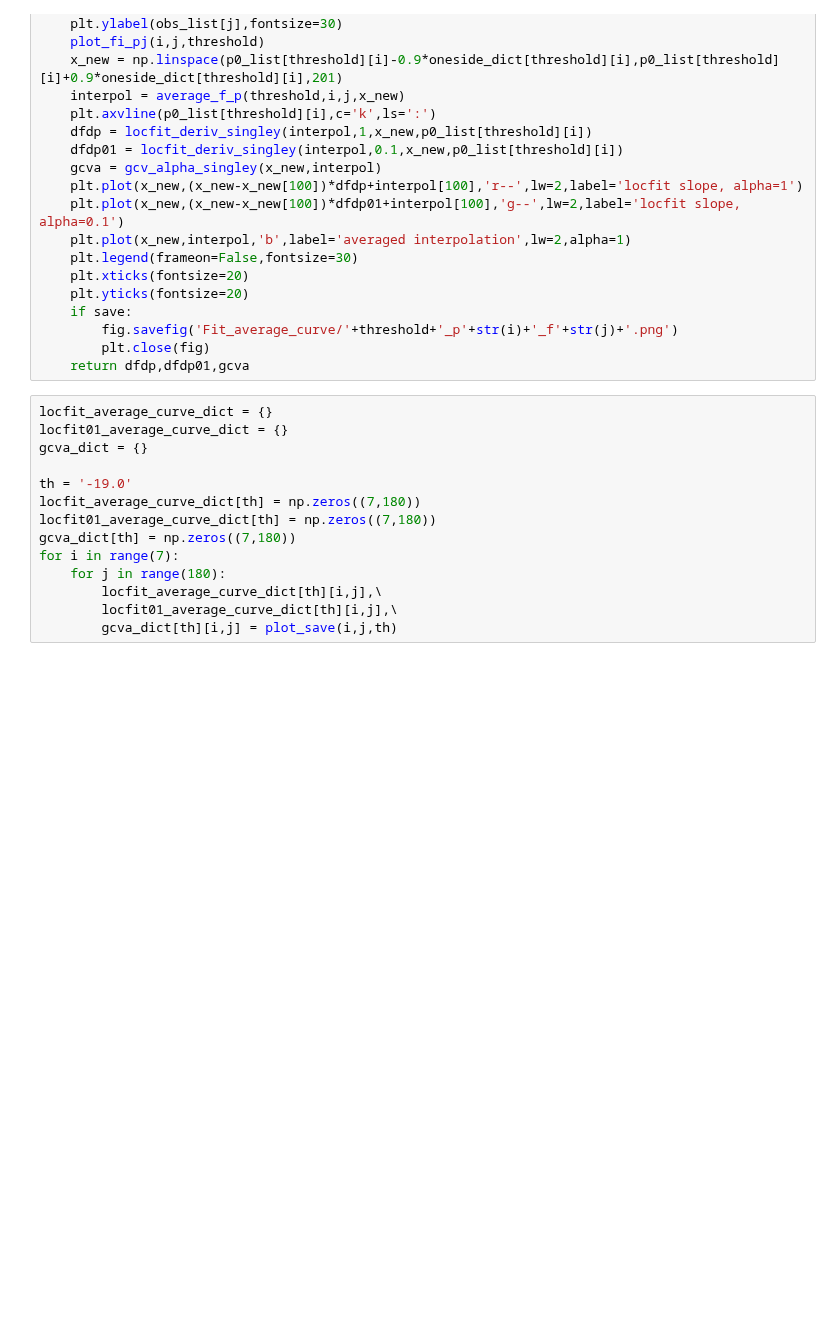
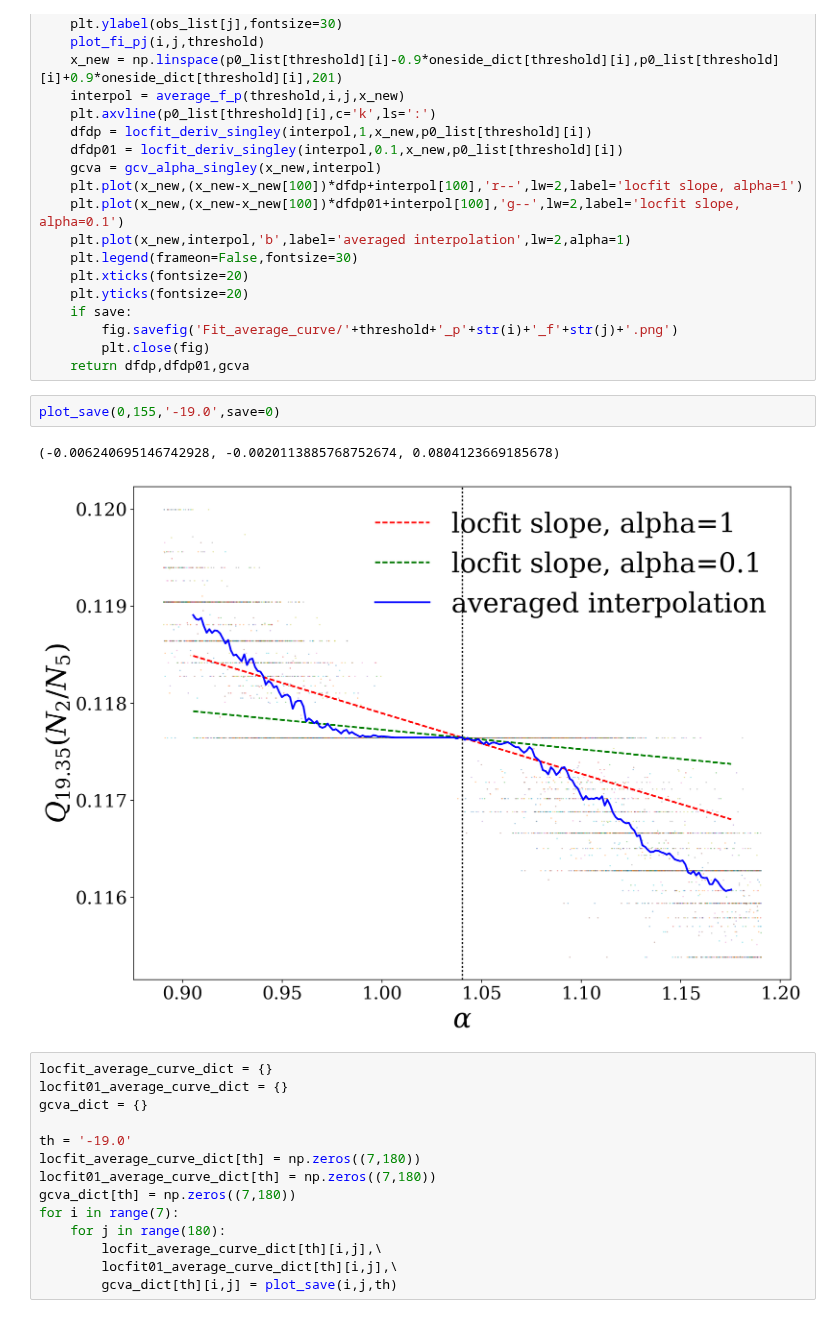
Before and after one commit to KuanWang-Astro/Fisher-paper-version, a Jupyter notebook: Fit_average_curve.ipynb, the cells around one changed output. Drawn from its saved outputs; the diff is of its cells as text; blank space fills up the shorter version.

```diff
--- a/Fit_average_curve.ipynb
+++ b/Fit_average_curve.ipynb
@@ -83,6 +83,11 @@ def plot_save(i,j,threshold,save=1):
         fig.savefig('Fit_average_curve/'+threshold+'_p'+str(i)+'_f'+str(j)+'.png')
         plt.close(fig)
     return dfdp,dfdp01,gcva
+# %%
+plot_save(0,155,'-19.0',save=0)
+# %% [output]
+(-0.006240695146742928, -0.0020113885768752674, 0.0804123669185678)
+[figure, added]
 # %%
 locfit_average_curve_dict = {}
 locfit01_average_curve_dict = {}
```
Also changed, not shown: parts of 1 cell of this notebook, 23 other files.
